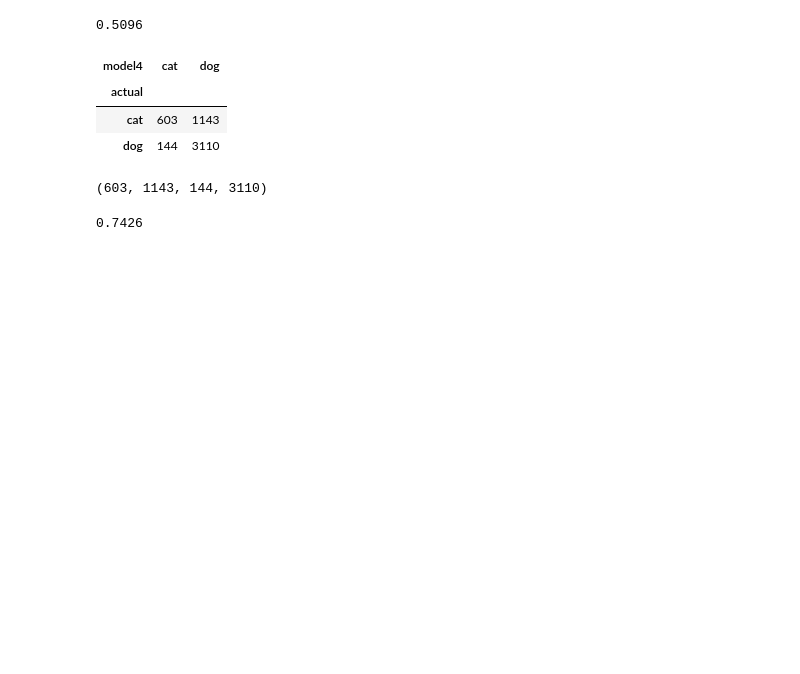
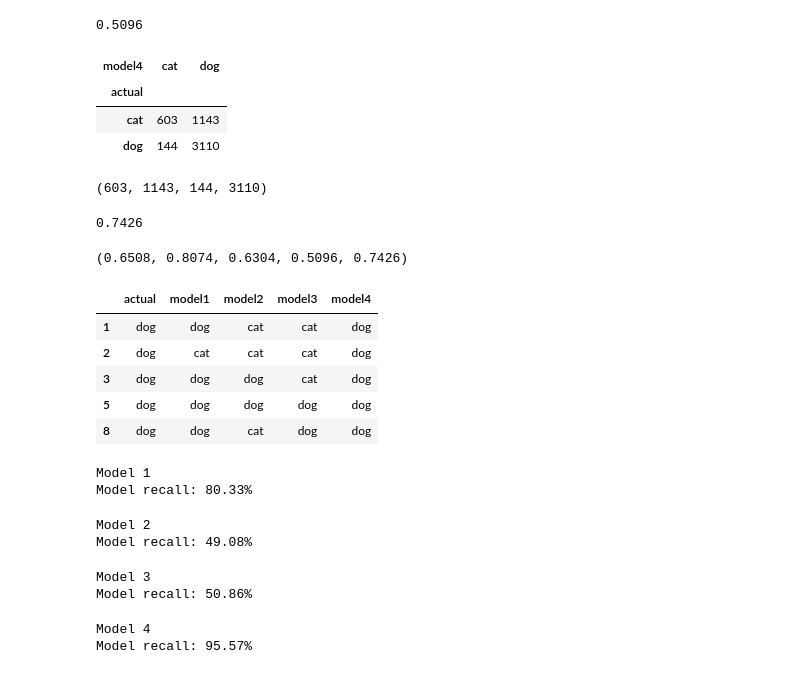
Before and after one commit to ljackson707/classification-exercises, a Jupyter notebook: model_evaluation.ipynb, the cells around one changed output. Cells and saved outputs as stored; diff of their text form; code cells hidden in the pictures; blank space fills up the shorter version.

```diff
--- a/model_evaluation.ipynb
+++ b/model_evaluation.ipynb
@@ -282,5 +372,54 @@ a
 # %% [output]
 0.7426
+# %%
+base_a,a1,a2,a3,a4 # Model 1 and 4 are better models than baseline.
+# %% [output]
+(0.6508, 0.8074, 0.6304, 0.5096, 0.7426)
 # %%
 # B) Suppose you are working on a team that solely deals with dog pictures.
     # Which of these models would you recomend for Phase I? For Phase II?
+subset = paws[paws.actual == 'dog']
+subset.head()
+# %% [output]
+|  | actual | model1 | model2 | model3 | model4 |
+| 1 | dog | dog | cat | cat | dog |
+| 2 | dog | cat | cat | cat | dog |
+| 3 | dog | dog | dog | cat | dog |
+| 5 | dog | dog | dog | dog | dog |
+| 8 | dog | dog | cat | dog | dog |
+# %%
+#Model 1 recall (Use this to minimize defects if you want majority dogs)
+
+model_recall = (subset.actual == subset.model1).mean()
+print("Model 1")
+print(f"Model recall: {model_recall:.2%}")
+# %% [output]
+Model 1
+Model recall: 80.33%
+# %%
+#Model 2 recall
+
+model_recall = (subset.actual == subset.model2).mean()
+print("Model 2")
+print(f"Model recall: {model_recall:.2%}")
+# %% [output]
+Model 2
+Model recall: 49.08%
+# %%
+#Model 3 recall
+
+model_recall = (subset.actual == subset.model3).mean()
+print("Model 3")
+print(f"Model recall: {model_recall:.2%}")
+# %% [output]
+Model 3
+Model recall: 50.86%
+# %%
+#Model 4 recall
+
+model_recall = (subset.actual == subset.model4).mean()
+print("Model 4")
+print(f"Model recall: {model_recall:.2%}")
+# %% [output]
+Model 4
+Model recall: 95.57%
```
Also changed, not shown: parts of 33 cells of this notebook.
